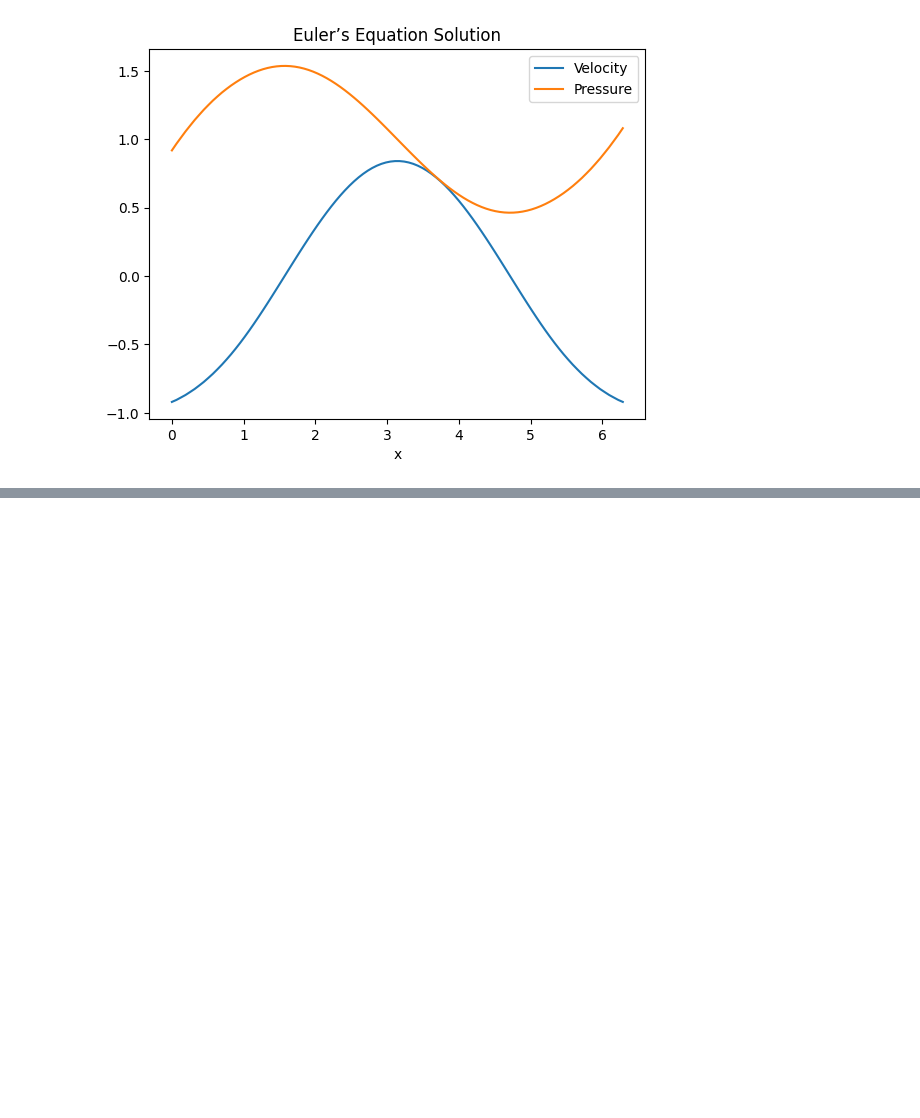
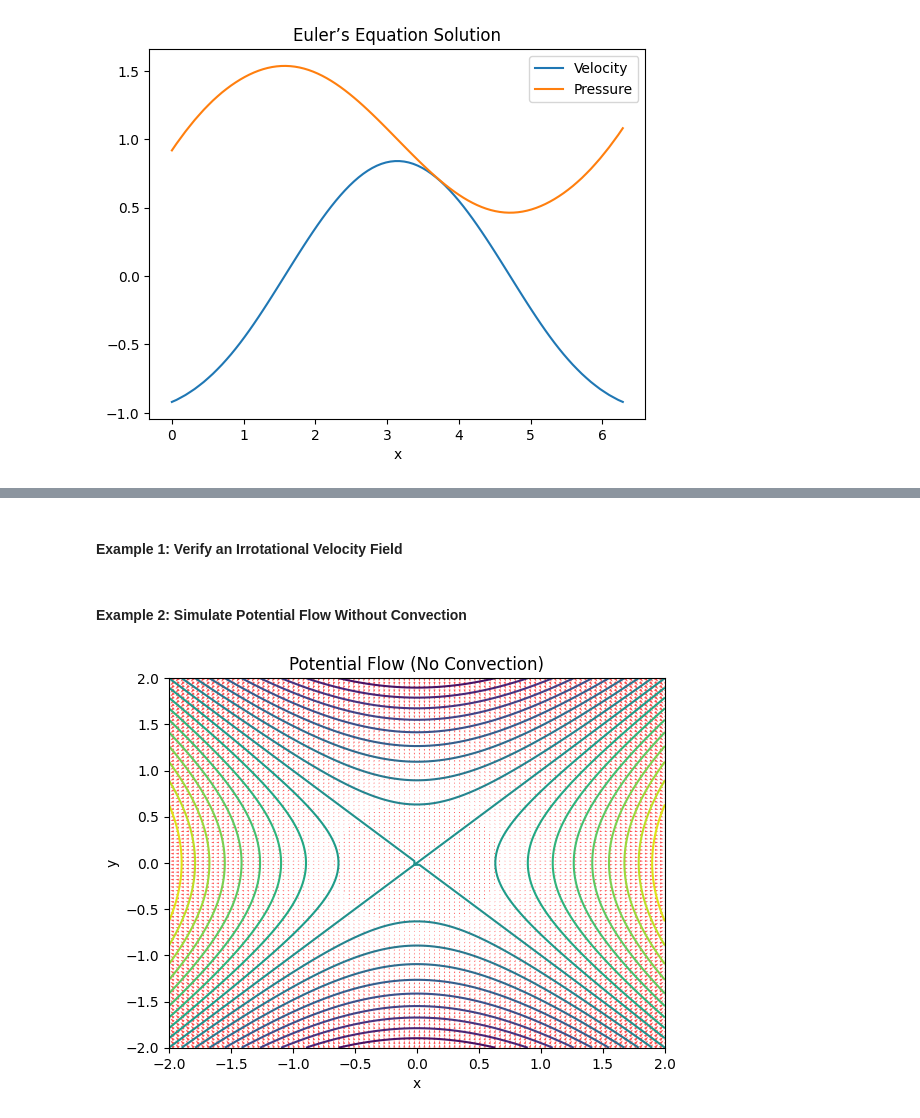
Before and after one commit to chiyanglin-AStar/2025_physics_note, a Jupyter notebook: 02_fluid_mechanics_landau_ch1.ipynb, the cells around one changed output, grey strips where cells are left out. Saved outputs shown, nothing was run; the diff lists cells and outputs as text; code cells hidden in the pictures; blank space fills up the shorter version.

```diff
--- a/02_fluid_mechanics_landau_ch1.ipynb
+++ b/02_fluid_mechanics_landau_ch1.ipynb
@@ -120,0 +171,2 @@ plt.show()
+# %% [markdown]
+#### **Example 1: Verify an Irrotational Velocity Field**
@@ -120,0 +202,24 @@ plt.show()
+# %% [markdown]
+#### **Example 2: Simulate Potential Flow Without Convection**
+# %%
+import matplotlib.pyplot as plt
+
+# Define a grid
+x = np.linspace(-2, 2, 100)
+y = np.linspace(-2, 2, 100)
+X, Y = np.meshgrid(x, y)
+
+# Calculate the potential function and velocity field
+phi = X**2 - Y**2  # Potential function
+vx = 2 * X  # Velocity components
+vy = -2 * Y
+
+# Plot the potential function
+plt.contour(X, Y, phi, levels=20, cmap='viridis')
+plt.quiver(X, Y, vx, vy, color='red', alpha=0.7)
+plt.title("Potential Flow (No Convection)")
+plt.xlabel("x")
+plt.ylabel("y")
+plt.show()
+# %% [output]
+[figure, added]
```
Also changed, not shown: parts of 31 cells of this notebook.
